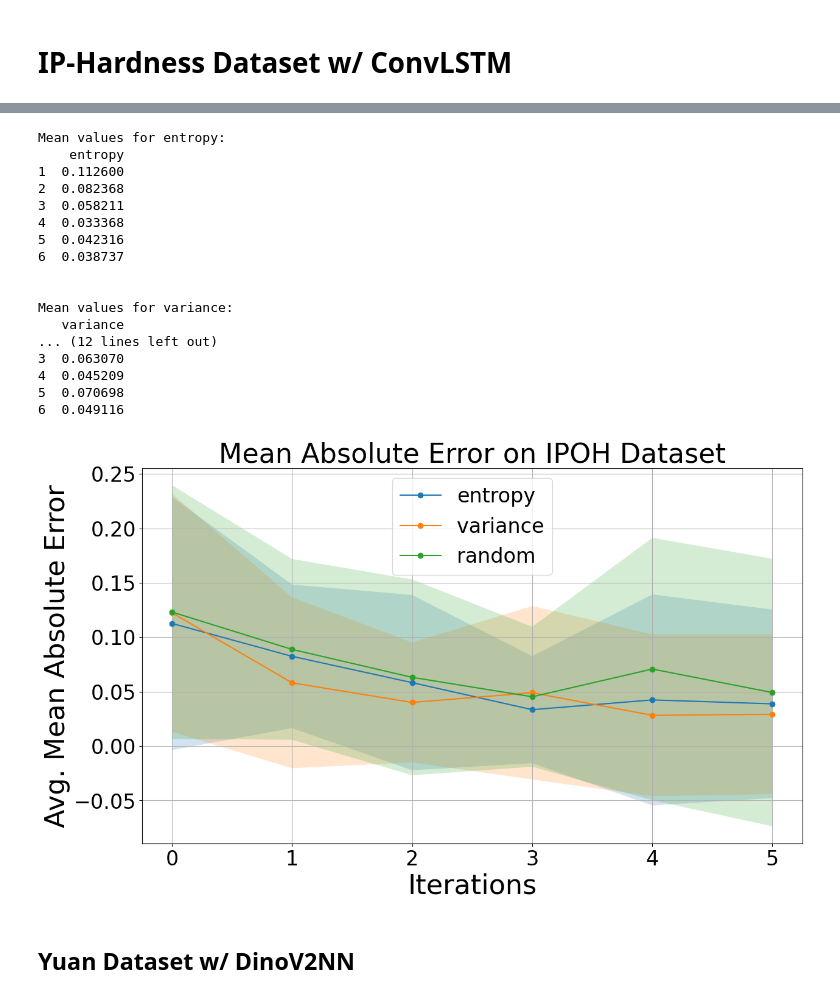
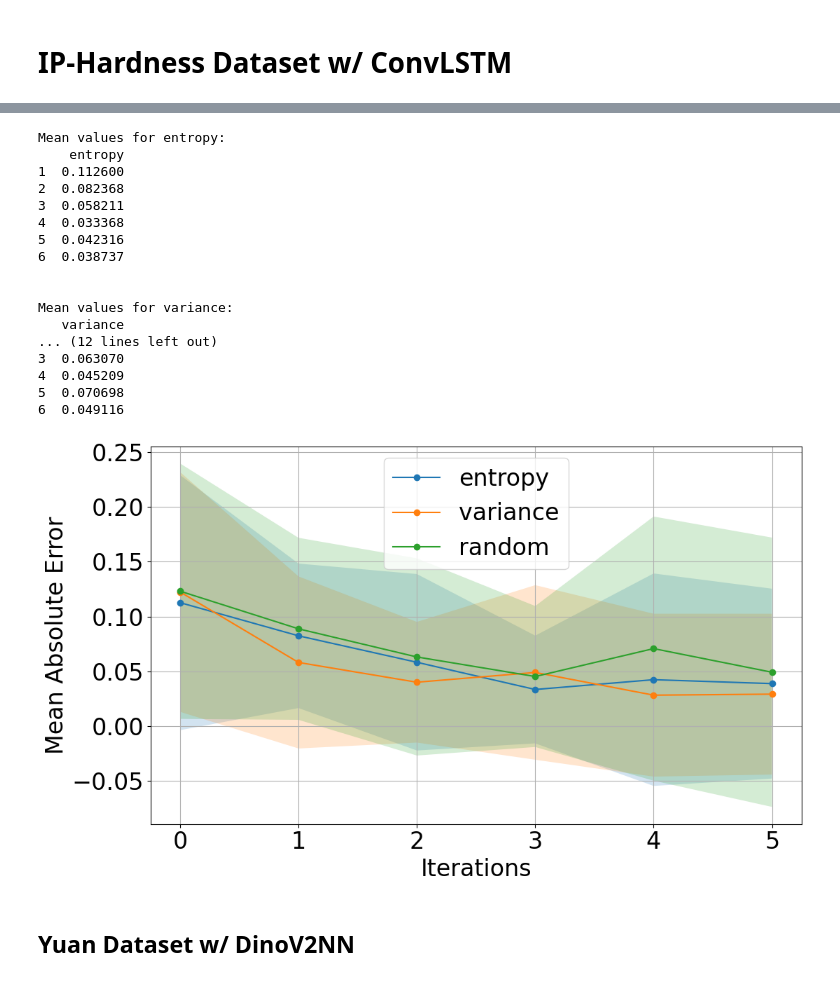
Before and after one commit to alapkshirsagar/active-tactile-hardness-classification, a Jupyter notebook: hardness_classification/visualize.ipynb, the cells around one changed output, grey strips where cells are left out. Saved outputs shown, nothing was run; the diff lists cells and outputs as text; code cells hidden in the pictures.

Commit message:
Metrics et al

```diff
--- a/hardness_classification/visualize.ipynb
+++ b/hardness_classification/visualize.ipynb
@@ -148,7 +148,9 @@ def plot_metrics_for_strats(filename, strats, metric, path='pics/dummy.png', tit
     # 0. Read the file
     df = pd.read_csv(filename, header=None)
 
-    plt.figure(figsize=(14, 8))  # Increase the figure size to accommodate the table
+    plt.figure(figsize=(12, 7))  # Increased height for better aspect ratio
+    # Your plotting code here
+    plt.tight_layout()  # Adjust layout to prevent cutting off elements
 
     for strat in strats:
         # 1. Filter rows where the first column contains the string `strat`
@@ -174,14 +176,14 @@ def plot_metrics_for_strats(filename, strats, metric, path='pics/dummy.png', tit
         print("\n")
 
     # Finalize the plot
-    plt.title(title, fontsize=32)
-    plt.xlabel('Iterations', fontsize=32)
-    plt.ylabel(metric, fontsize=32)
+    # plt.title(title, fontsize=32)
+    plt.xlabel('Iterations', fontsize=24)
+    plt.ylabel(metric, fontsize=24)
     plt.xticks(range(len(mean_values)), fontsize=24)  # Set X-axis ticks to match the iteration indices
     plt.yticks(fontsize=24)
     plt.legend(fontsize=24)
     plt.grid(True)
-    plt.savefig(path, format='png')
+    plt.savefig(path, format='png', bbox_inches='tight')
     plt.show()
 
 # Example usage:
@@ -214,24 +216,24 @@ Mean values for variance:
 # %%
-plot_metrics_for_strats('metrics\exp\Final_exp_hardness_ConvLSTM_abs_diff_comp_history.csv', strats, 'Avg. Mean Absolute Error', path='pics/IPH_MAE.png', title='Mean Absolute Error on IPOH Dataset')
+plot_metrics_for_strats('metrics\exp\Final_exp_hardness_ConvLSTM_abs_diff_comp_history.csv', strats, 'Mean Absolute Error', path='pics/IPH_MAE.png', title='Mean Absolute Error on IPOH Dataset')
 # %% [output]
 Mean values for entropy:
     entropy
 1  0.112600
 2  0.082368
 3  0.058211
 4  0.033368
 5  0.042316
 6  0.038737
 
 
 Mean values for variance:
    variance
 ... (12 lines left out)
 3  0.063070
 4  0.045209
 5  0.070698
 6  0.049116
-[figure, old version]
+[figure, new version]
 # %% [markdown]
 ## Yuan Dataset w/ DinoV2NN
 # %%
```
Also changed, not shown: parts of 19 cells of this notebook, 6 other files.
